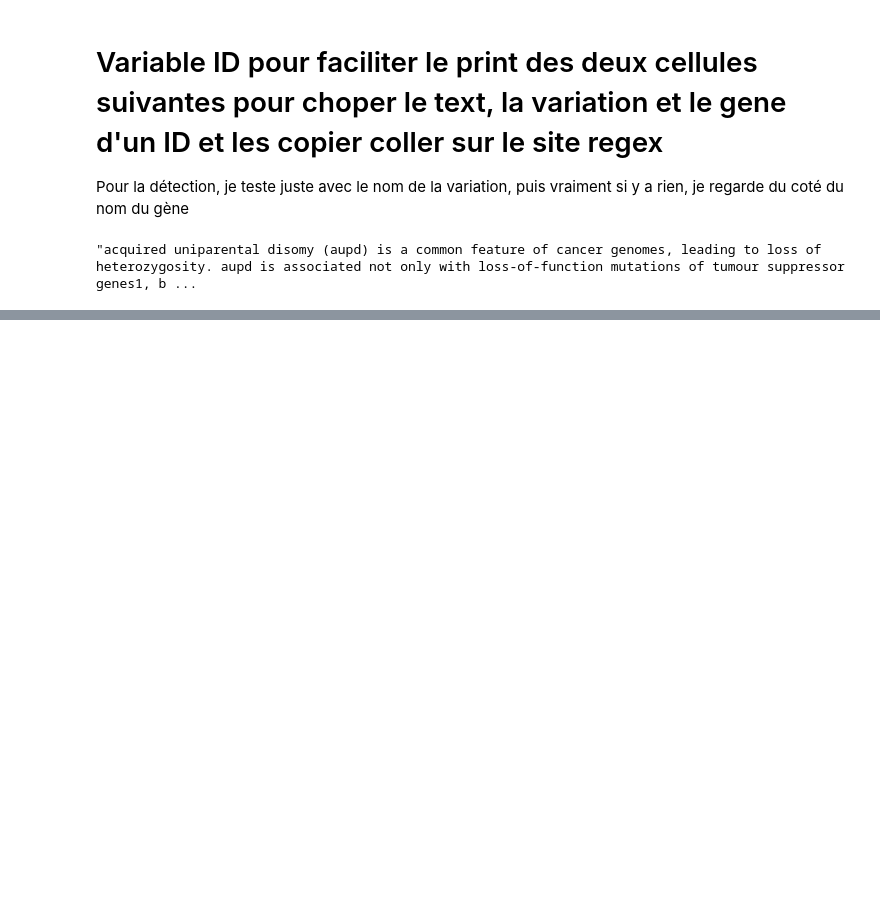
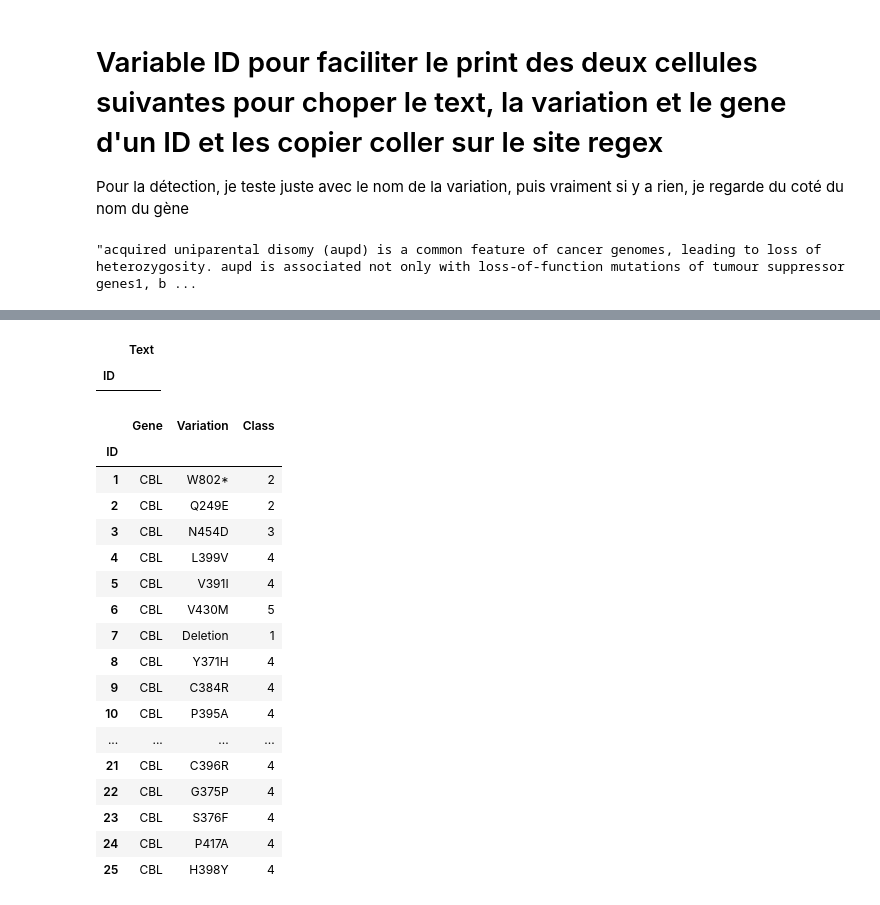
Before and after one commit to Chabname/RAPMC, a Jupyter notebook: notebook/Cancer_deep_learning.ipynb, the cells around one changed output, grey strips where cells are left out. Cells and saved outputs as stored; diff of their text form; code cells hidden in the pictures; blank space fills up the shorter version.

```diff
--- a/notebook/Cancer_deep_learning.ipynb
+++ b/notebook/Cancer_deep_learning.ipynb
@@ -243,0 +249,27 @@ y371s cbl
+# %%
+train_text.loc[train_variant[train_variant["Gene"] == "CBL"].loc[:25,:].index,]
+# %% [output]
+|  | Text |
+| ID |  |
+# %%
+CBL = train_variant[train_variant["Gene"] == "CBL"]
+CBL
+# %% [output]
+|  | Gene | Variation | Class |
+| ID |  |  |  |
+| 1 | CBL | W802* | 2 |
+| 2 | CBL | Q249E | 2 |
+| 3 | CBL | N454D | 3 |
+| 4 | CBL | L399V | 4 |
+| 5 | CBL | V391I | 4 |
+| 6 | CBL | V430M | 5 |
+| 7 | CBL | Deletion | 1 |
+| 8 | CBL | Y371H | 4 |
+| 9 | CBL | C384R | 4 |
+| 10 | CBL | P395A | 4 |
+| ... | ... | ... | ... |
+| 21 | CBL | C396R | 4 |
+| 22 | CBL | G375P | 4 |
+| 23 | CBL | S376F | 4 |
+| 24 | CBL | P417A | 4 |
+| 25 | CBL | H398Y | 4 |
```
Also changed, not shown: parts of 8 cells of this notebook.
